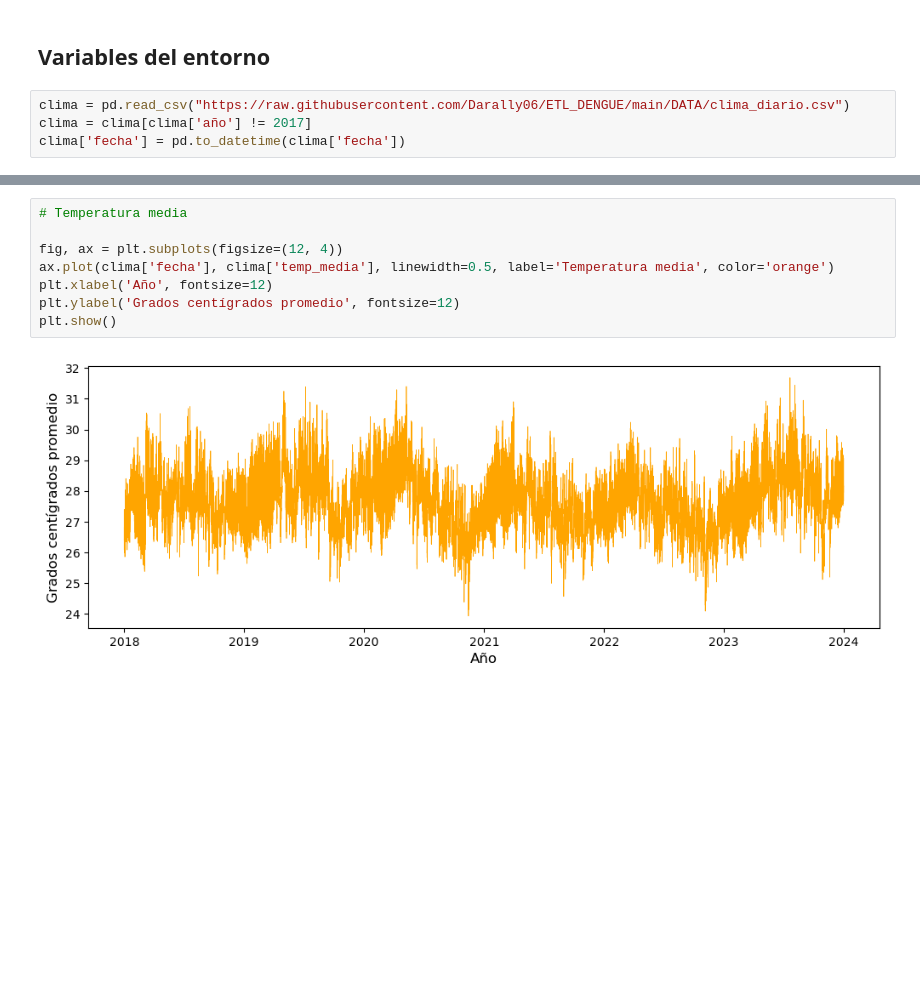
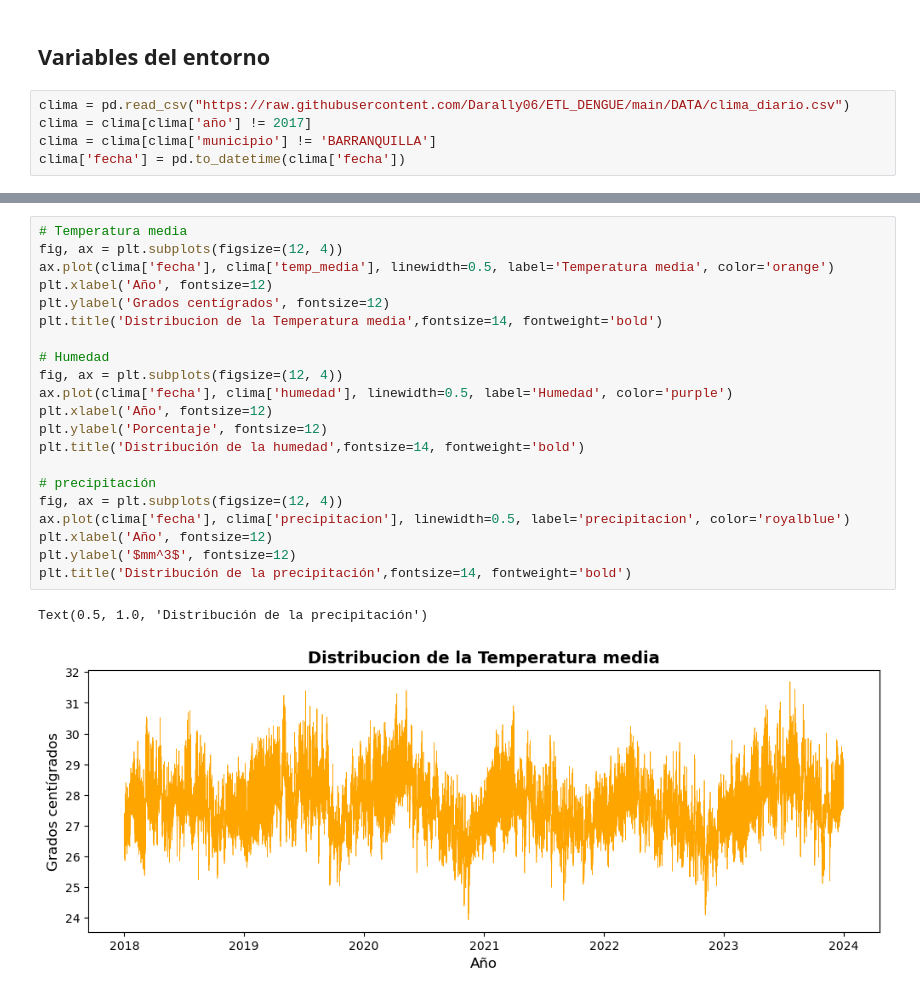
Before and after one commit to Darally06/Dengue_caracterization, a Jupyter notebook: EDA_registros.ipynb, the cells around one changed output, grey strips where cells are left out. Saved outputs shown, nothing was run; the diff lists cells and outputs as text; blank space fills up the shorter version.

Commit message:
[WRITE] Caracterizacion del clima e incidencia de casos

```diff
--- a/EDA_registros.ipynb
+++ b/EDA_registros.ipynb
@@ -631,6 +688,7 @@ A lo largo de toda la serie es evidente un patrón de crecimientos acelerados se
 # %%
 clima = pd.read_csv("https://raw.githubusercontent.com/Darally06/ETL_DENGUE/main/DATA/clima_diario.csv")
 clima = clima[clima['año'] != 2017]
+clima = clima[clima['municipio'] != 'BARRANQUILLA']
 clima['fecha'] = pd.to_datetime(clima['fecha'])
 # %%
 clima.describe()
@@ -685,10 +745,24 @@ display(media_mun)
 # %%
 # Temperatura media
-
 fig, ax = plt.subplots(figsize=(12, 4))
 ax.plot(clima['fecha'], clima['temp_media'], linewidth=0.5, label='Temperatura media', color='orange')
 plt.xlabel('Año', fontsize=12)
-plt.ylabel('Grados centígrados promedio', fontsize=12)
-plt.show()
+plt.ylabel('Grados centígrados', fontsize=12)
+plt.title('Distribucion de la Temperatura media',fontsize=14, fontweight='bold')
+
+# Humedad
+fig, ax = plt.subplots(figsize=(12, 4))
+ax.plot(clima['fecha'], clima['humedad'], linewidth=0.5, label='Humedad', color='purple')
+plt.xlabel('Año', fontsize=12)
+plt.ylabel('Porcentaje', fontsize=12)
+plt.title('Distribución de la humedad',fontsize=14, fontweight='bold')
+
+# precipitación
+fig, ax = plt.subplots(figsize=(12, 4))
+ax.plot(clima['fecha'], clima['precipitacion'], linewidth=0.5, label='precipitacion', color='royalblue')
+plt.xlabel('Año', fontsize=12)
+plt.ylabel('$mm^3$', fontsize=12)
+plt.title('Distribución de la precipitación',fontsize=14, fontweight='bold')
 # %% [output]
+Text(0.5, 1.0, 'Distribución de la precipitación')
-[figure, old version]
+[figure, new version]
```
Also changed, not shown: parts of 27 cells of this notebook, 8 other files.
